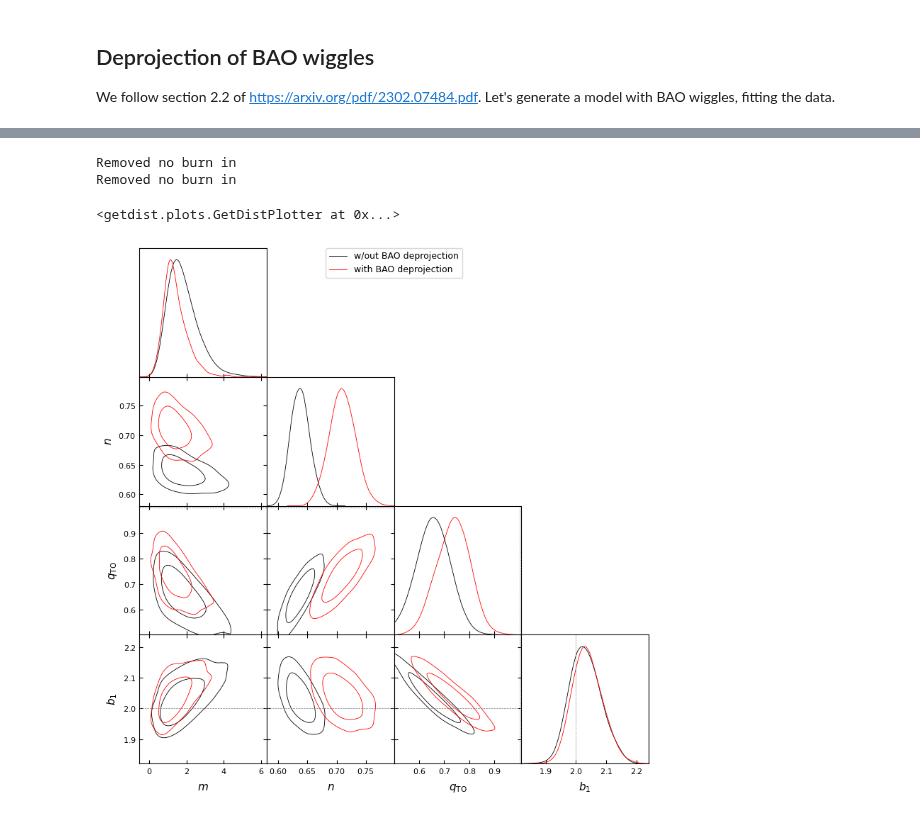
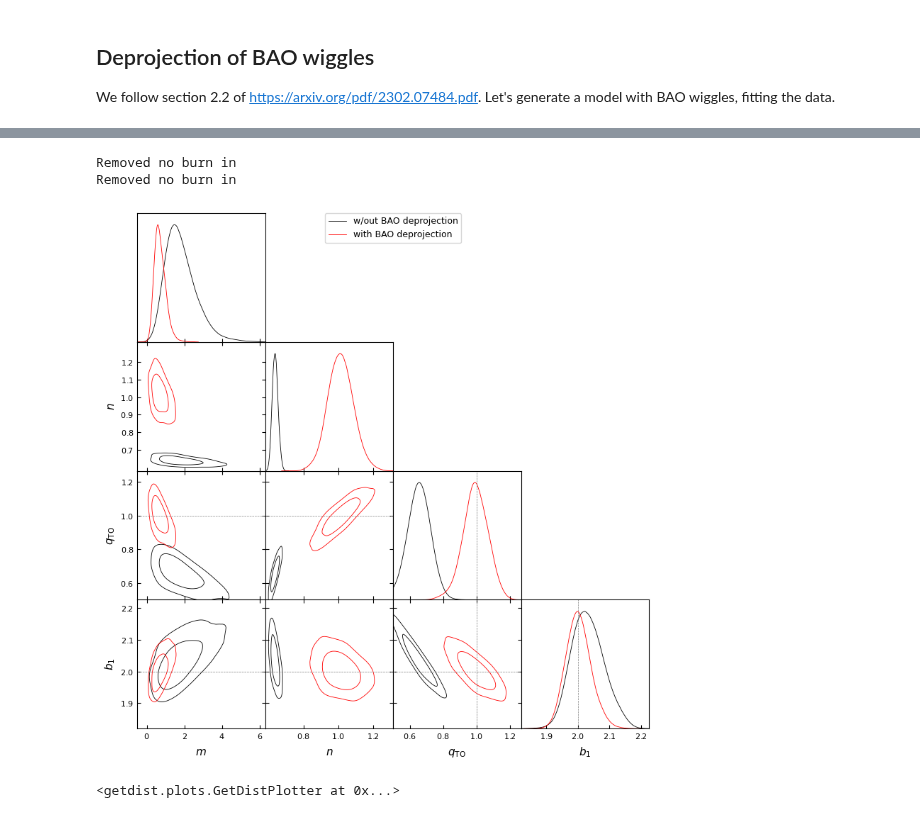
Before and after one commit to cosmodesi/desilike, a Jupyter notebook: nb/turnover_examples.ipynb, the cells around one changed output, grey strips where cells are left out. Drawn from its saved outputs; the diff is of its cells as text; code cells hidden in the pictures.

```diff
--- a/nb/turnover_examples.ipynb
+++ b/nb/turnover_examples.ipynb
@@ -206,7 +218,7 @@ def deprojection(precision, template):
     return precision - precision.dot(template).dot(inv).dot(template.T).dot(precision)
 
 # Let's deproject BAO, eq. 8 of https://arxiv.org/pdf/2302.07484.pdf
-precision_deproj = deprojection(precision, diff)
+precision_deproj = deprojection(likelihood.precision, diff)
 # %%
 # Let's use the new precision matrix
 likelihood.init.update(precision=precision_deproj)
@@ -259,10 +271,10 @@ chains = sampler.run(check={'max_eigen_gr': 0.1})
 # %%
 chain_deproj = chains[0].remove_burnin(0.5)[::10]
-# A bit better, but... not too much. My feeling is the initial template is overconstrained (for this k fitting range)
+# Better...
 from desilike.samples import plotting
-plotting.plot_triangle([chain, chain_deproj], markers={'qto': 1., 'b1': b}, labels=['w/out BAO deprojection', 'with BAO deprojection'])
+plotting.plot_triangle([chain, chain_deproj], markers={'qto': 1., 'b1': b}, labels=['w/out BAO deprojection', 'with BAO deprojection'], show=True)
 # %% [output]
 Removed no burn in
 Removed no burn in
+[figure, new version]
 <getdist.plots.GetDistPlotter at 0x...>
-[figure, old version]
```
Also changed, not shown: parts of 14 cells of this notebook.
